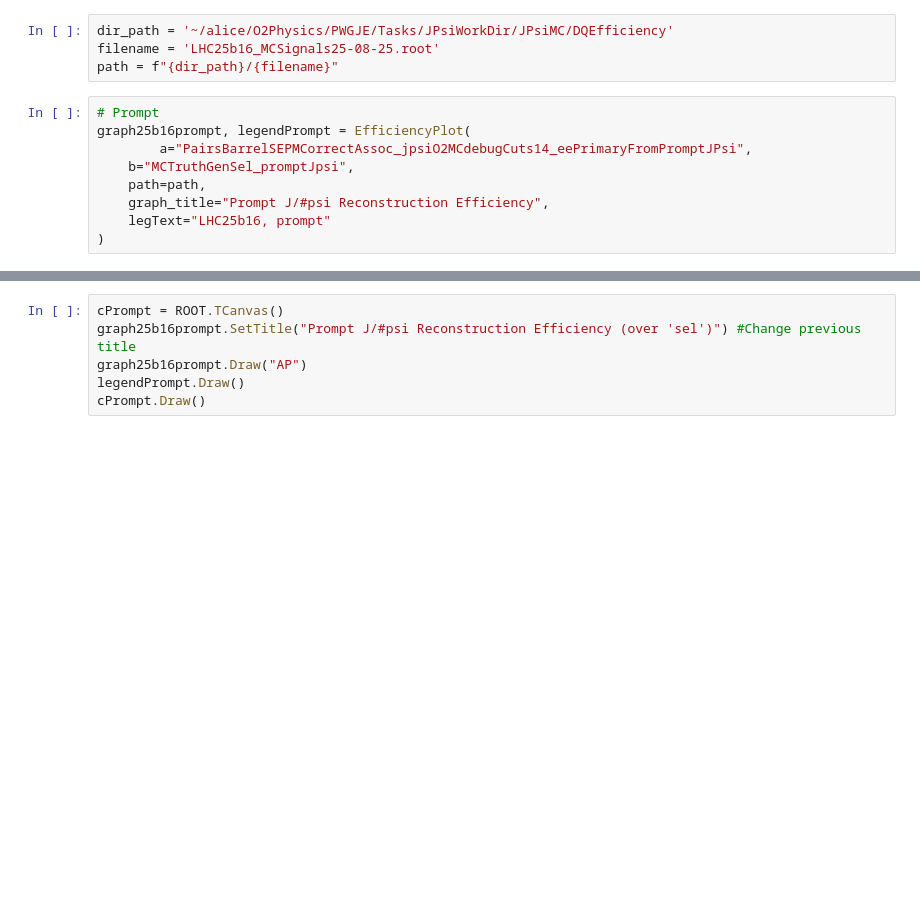
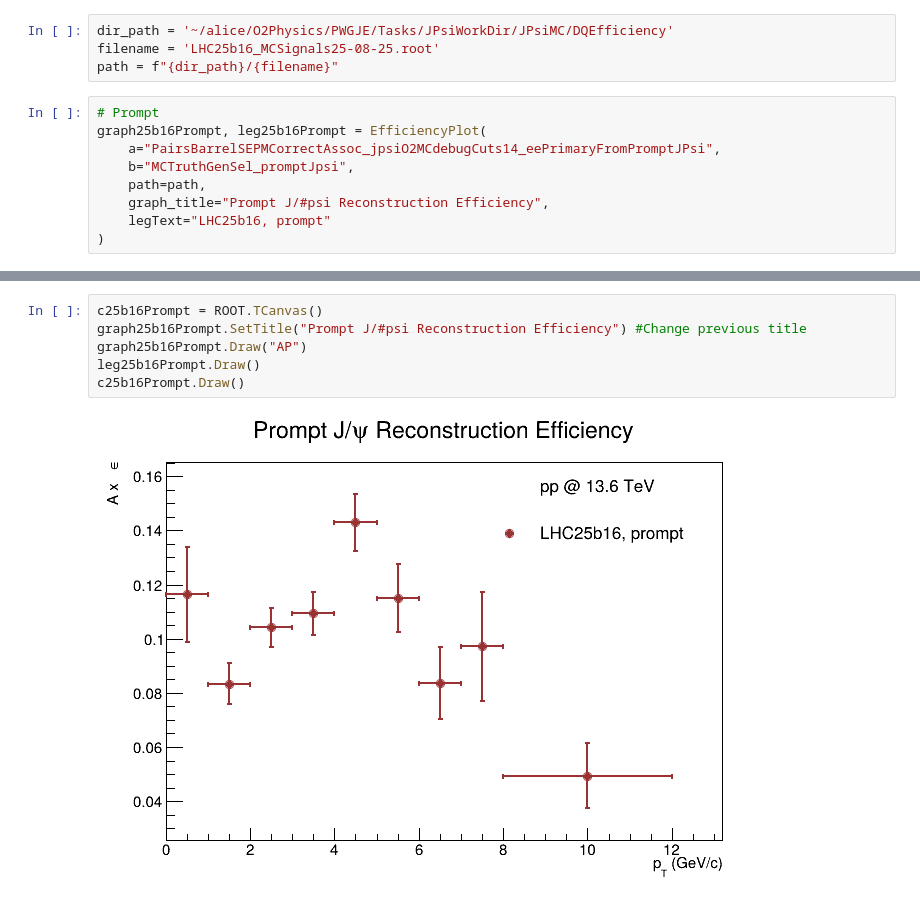
Before and after one commit to LucasFerrandi/Jpsi-Jets-Analysis, a Jupyter notebook: EfficiencyAndML/EfficienciesJPsi.ipynb, the cells around one changed output, grey strips where cells are left out. Drawn from its saved outputs; the diff is of its cells as text; blank space fills up the shorter version.

Commit message:
Small Improvements to EfficienciesJPsi.ipynb

```diff
--- a/EfficiencyAndML/EfficienciesJPsi.ipynb
+++ b/EfficiencyAndML/EfficienciesJPsi.ipynb
@@ -300,8 +184,8 @@ filename = 'LHC25b16_MCSignals25-08-25.root'
 path = f"{dir_path}/{filename}"
 # %%
 # Prompt
-graph25b16prompt, legendPrompt = EfficiencyPlot(
-        a="PairsBarrelSEPMCorrectAssoc_jpsiO2MCdebugCuts14_eePrimaryFromPromptJPsi",
+graph25b16Prompt, leg25b16Prompt = EfficiencyPlot(
+    a="PairsBarrelSEPMCorrectAssoc_jpsiO2MCdebugCuts14_eePrimaryFromPromptJPsi",
     b="MCTruthGenSel_promptJpsi",
     path=path,
     graph_title="Prompt J/#psi Reconstruction Efficiency",
@@ -314,8 +197,10 @@ Warning in <TBufferFile::CheckByteCount>: TList::Streamer() not in sync with dat
 # %%
-cPrompt = ROOT.TCanvas()
-graph25b16prompt.SetTitle("Prompt J/#psi Reconstruction Efficiency (over 'sel')") #Change previous title
-graph25b16prompt.Draw("AP")
-legendPrompt.Draw()
-cPrompt.Draw()
+c25b16Prompt = ROOT.TCanvas()
+graph25b16Prompt.SetTitle("Prompt J/#psi Reconstruction Efficiency") #Change previous title
+graph25b16Prompt.Draw("AP")
+leg25b16Prompt.Draw()
+c25b16Prompt.Draw()
+# %% [output]
+[figure, added]
 # %%
 # Non prompt
```
Also changed, not shown: parts of 14 cells of this notebook.
